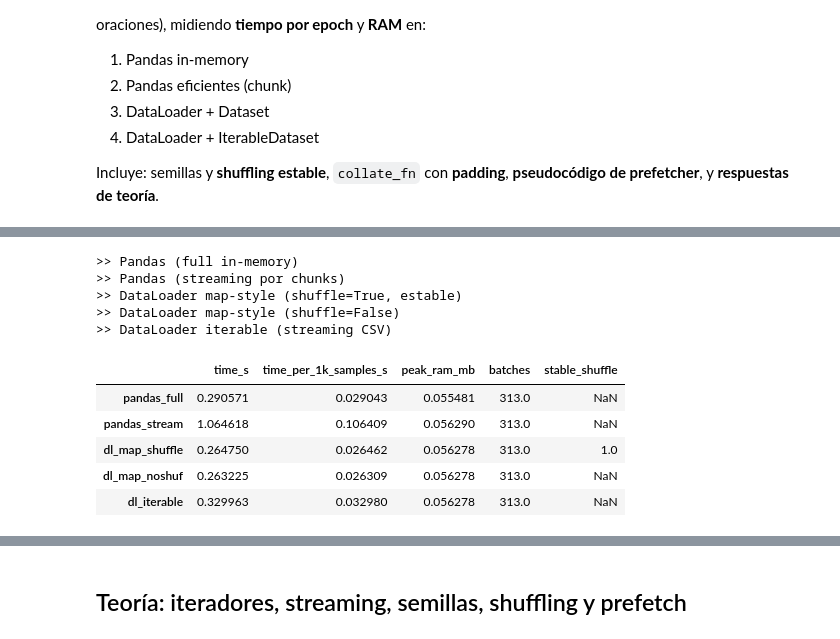
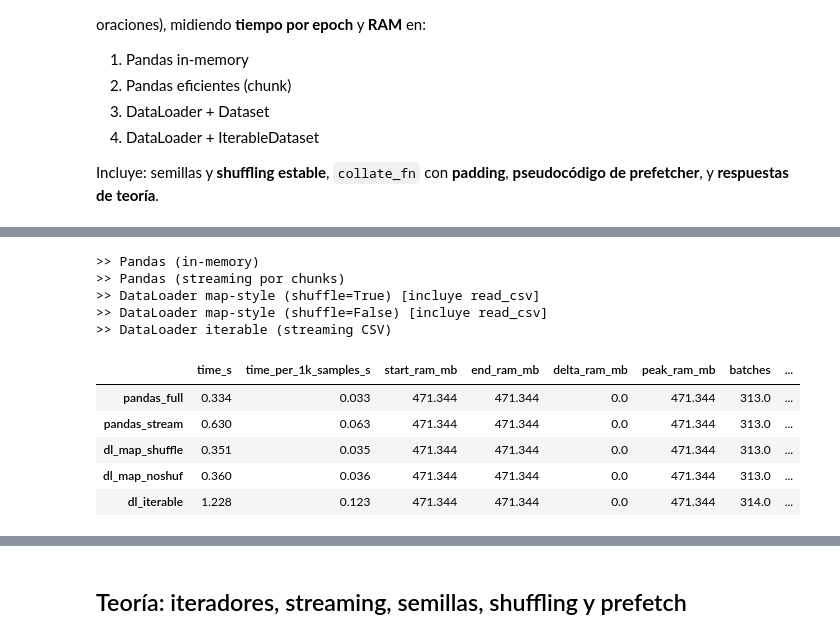
Before and after one commit to Aushzlten12/PC1-nlp, a Jupyter notebook: notebook.ipynb, the cells around one changed output, grey strips where cells are left out. Saved outputs shown, nothing was run; the diff lists cells and outputs as text; code cells hidden in the pictures.

```diff
--- a/notebook.ipynb
+++ b/notebook.ipynb
@@ -192,13 +211,5 @@ dl_iter = DataLoader(ds_iter, batch_size=BATCH_SIZE, collate_fn=collate_pad, num
 # %%
-# Métricas : Tiempo y RAM
-
-def max_ram():
-  return psutil.Process(os.getpid()).memory_info().rss / (1024 ** 3)
-
-class Reloj:
-  def __enter__(self):
-    self.t0 = time.perf_counter()
-    return self
-  def __exit__(self, exc_type, exc, tb):
-    self.elapsed = time.perf_counter() - self.t0
+def ram_mb():
+    # RAM actual del proceso en MB
+    return psutil.Process(os.getpid()).memory_info().rss / (1024**2)
 # %%
@@ -262,39 +344,45 @@ def run_dataloader_iterable(dl):
 # %%
-# Ejecución
 results = {}
 
-print(">> Pandas (full in-memory)")
-results["pandas_full"] = run_pandas_full(df, PAD_ID, batch_size=BATCH_SIZE)
+print("Pandas (in-memory)")
+results["pandas_full"] = run_pandas_full(csv_path, PAD_ID, batch_size=BATCH_SIZE)
 
-print(">> Pandas (streaming por chunks)")
+print("Pandas (streaming por chunks)")
 results["pandas_stream"] = run_pandas_stream(csv_path, PAD_ID, chunksize=BATCH_SIZE)
 
-print(">> DataLoader map-style (shuffle=True, estable)")
-results["dl_map_shuffle"] = run_dataloader_map(dl_shuffle, batch_size=BATCH_SIZE, shuffle=True, seed=SEED)
+print("DataLoader con pandas read_csv (shuffle=True)")
+results["dl_map_shuffle"] = run_dataloader_map(
+    csv_path, stoi, PAD_ID, batch_size=BATCH_SIZE, shuffle=True, seed=SEED
+)
 
-print(">> DataLoader map-style (shuffle=False)")
-results["dl_map_noshuf"] = run_dataloader_map(dl_no_shuffle, batch_size=BATCH_SIZE, shuffle=False, seed=SEED)
+print("DataLoader con pandas read_csv (shuffle=False)")
+results["dl_map_noshuf"] = run_dataloader_map(
+    csv_path, stoi, PAD_ID, batch_size=BATCH_SIZE, shuffle=False, seed=SEED
+)
 
-print(">> DataLoader iterable (streaming CSV)")
+print("DataLoader iterable streamming")
 results["dl_iterable"] = run_dataloader_iterable(dl_iter)
 
 res_df = pd.DataFrame(results).T
 res_df["time_per_1k_samples_s"] = res_df["time_s"] * (1000.0 / len(df))
-cols = ["time_s", "time_per_1k_samples_s", "peak_ram_mb", "batches"]
-if "stable_shuffle" in res_df.columns:
-    cols.append("stable_shuffle")
+
+cols = [
+    "time_s", "time_per_1k_samples_s",
+    "start_ram_mb", "end_ram_mb", "delta_ram_mb", "peak_ram_mb",
+    "batches", "stable_shuffle"
+]
 res_df = res_df[cols]
-res_df
+res_df.round(3)
 # %% [output]
->> Pandas (full in-memory)
+>> Pandas (in-memory)
 >> Pandas (streaming por chunks)
->> DataLoader map-style (shuffle=True, estable)
->> DataLoader map-style (shuffle=False)
+>> DataLoader map-style (shuffle=True) [incluye read_csv]
+>> DataLoader map-style (shuffle=False) [incluye read_csv]
 >> DataLoader iterable (streaming CSV)
-|  | time_s | time_per_1k_samples_s | peak_ram_mb | batches | stable_shuffle |
-| pandas_full | 0.290571 | 0.029043 | 0.055481 | 313.0 | NaN |
-| pandas_stream | 1.064618 | 0.106409 | 0.056290 | 313.0 | NaN |
-| dl_map_shuffle | 0.264750 | 0.026462 | 0.056278 | 313.0 | 1.0 |
-| dl_map_noshuf | 0.263225 | 0.026309 | 0.056278 | 313.0 | NaN |
-| dl_iterable | 0.329963 | 0.032980 | 0.056278 | 313.0 | NaN |
+|  | time_s | time_per_1k_samples_s | start_ram_mb | end_ram_mb | delta_ram_mb | peak_ram_mb | batches | ... |
+| pandas_full | 0.334 | 0.033 | 471.344 | 471.344 | 0.0 | 471.344 | 313.0 | ... |
+| pandas_stream | 0.630 | 0.063 | 471.344 | 471.344 | 0.0 | 471.344 | 313.0 | ... |
+| dl_map_shuffle | 0.351 | 0.035 | 471.344 | 471.344 | 0.0 | 471.344 | 313.0 | ... |
+| dl_map_noshuf | 0.360 | 0.036 | 471.344 | 471.344 | 0.0 | 471.344 | 313.0 | ... |
+| dl_iterable | 1.228 | 0.123 | 471.344 | 471.344 | 0.0 | 471.344 | 314.0 | ... |
 # %%
```
Also changed, not shown: parts of 9 cells of this notebook, 5 other files.
